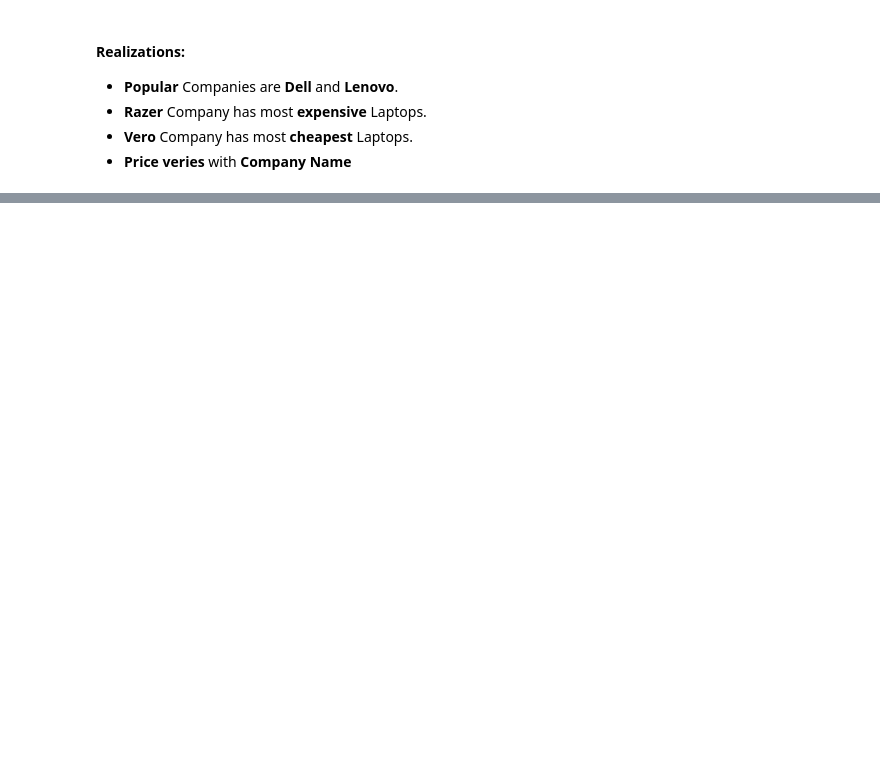
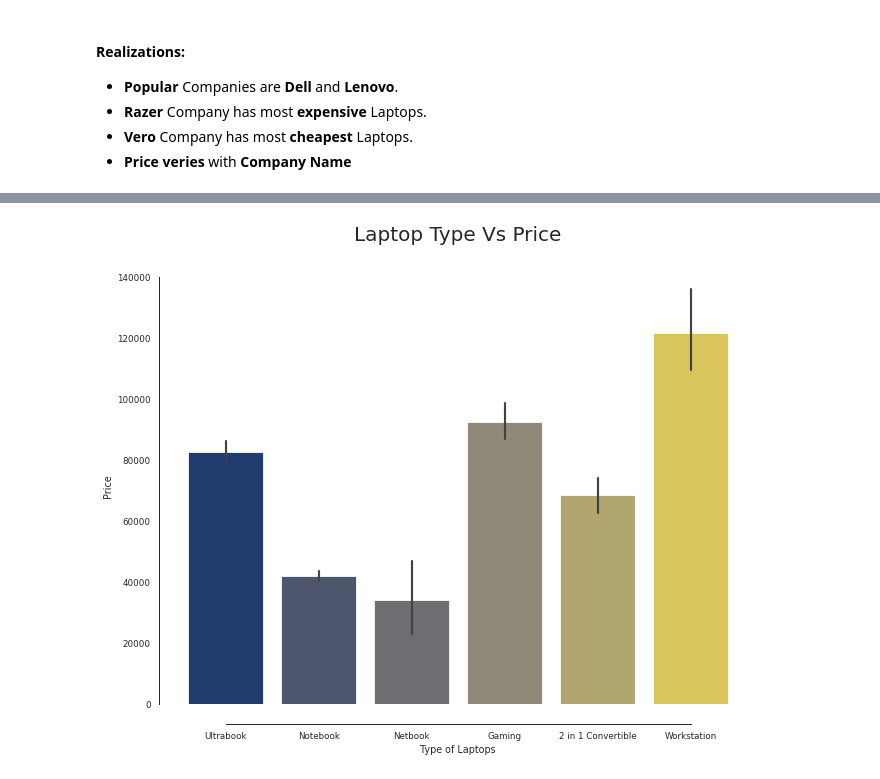
Before and after one commit to mebi-ali/Laptop_Price_Predictor, a Jupyter notebook: laptop-price-predictor.ipynb, the cells around one changed output, grey strips where cells are left out. Drawn from its saved outputs; the diff is of its cells as text; code cells hidden in the pictures; blank space fills up the shorter version.

```diff
--- a/laptop-price-predictor.ipynb
+++ b/laptop-price-predictor.ipynb
@@ -257,0 +269,8 @@ sns.despine(offset=20, trim=True)
+# %%
+plt.figure(figsize=(10,8))
+ax = sns.barplot(data=lap_df, x='TypeName', y='Price', saturation=70)
+ax.set_title('Laptop Type Vs Price\n', fontsize=20)
+ax.set_xlabel('Type of Laptops')
+sns.despine(offset=20, trim=True)
+# %% [output]
+[figure, added]
```
Also changed, not shown: parts of 20 cells of this notebook.
